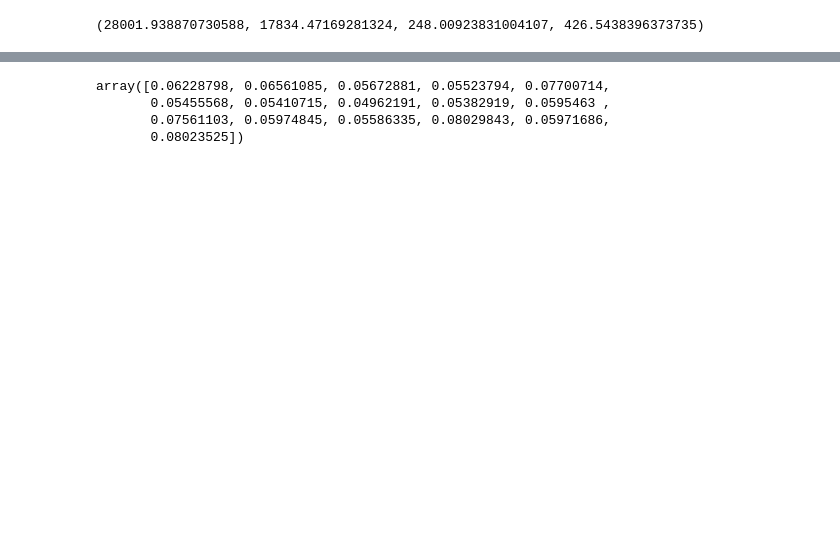
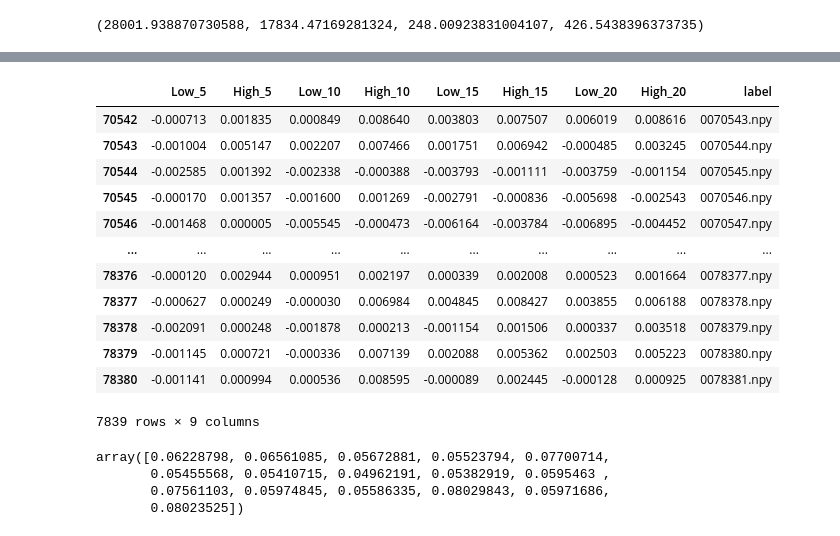
Before and after one commit to romantic-brutalist/hilbertCNN, a Jupyter notebook: dataprep.ipynb, the cells around one changed output, grey strips where cells are left out. Cells and saved outputs as stored; diff of their text form; code cells hidden in the pictures; blank space fills up the shorter version.

```diff
--- a/dataprep.ipynb
+++ b/dataprep.ipynb
@@ -159,3 +238,19 @@ target_df.iloc[div:].to_parquet("imgs/test_4layer_w_volume/target_cluster_1D.par
+# %%
+pd.read_parquet("imgs/test_4_layer_w_volume_128/target_next_20_128.parquet")
+# %% [output]
+|  | Low_5 | High_5 | Low_10 | High_10 | Low_15 | High_15 | Low_20 | High_20 | label |
+| 70542 | -0.000713 | 0.001835 | 0.000849 | 0.008640 | 0.003803 | 0.007507 | 0.006019 | 0.008616 | 0070543.npy |
+| 70543 | -0.001004 | 0.005147 | 0.002207 | 0.007466 | 0.001751 | 0.006942 | -0.000485 | 0.003245 | 0070544.npy |
+| 70544 | -0.002585 | 0.001392 | -0.002338 | -0.000388 | -0.003793 | -0.001111 | -0.003759 | -0.001154 | 0070545.npy |
+| 70545 | -0.000170 | 0.001357 | -0.001600 | 0.001269 | -0.002791 | -0.000836 | -0.005698 | -0.002543 | 0070546.npy |
+| 70546 | -0.001468 | 0.000005 | -0.005545 | -0.000473 | -0.006164 | -0.003784 | -0.006895 | -0.004452 | 0070547.npy |
+| ... | ... | ... | ... | ... | ... | ... | ... | ... | ... |
+| 78376 | -0.000120 | 0.002944 | 0.000951 | 0.002197 | 0.000339 | 0.002008 | 0.000523 | 0.001664 | 0078377.npy |
+| 78377 | -0.000627 | 0.000249 | -0.000030 | 0.006984 | 0.004845 | 0.008427 | 0.003855 | 0.006188 | 0078378.npy |
+| 78378 | -0.002091 | 0.000248 | -0.001878 | 0.000213 | -0.001154 | 0.001506 | 0.000337 | 0.003518 | 0078379.npy |
+| 78379 | -0.001145 | 0.000721 | -0.000336 | 0.007139 | 0.002088 | 0.005362 | 0.002503 | 0.005223 | 0078380.npy |
+| 78380 | -0.001141 | 0.000994 | 0.000536 | 0.008595 | -0.000089 | 0.002445 | -0.000128 | 0.000925 | 0078381.npy |
+7839 rows × 9 columns
 # %%
 tla = np.nan_to_num(tla)
 # %%
```
Also changed, not shown: parts of 31 cells of this notebook, 2 other files.
